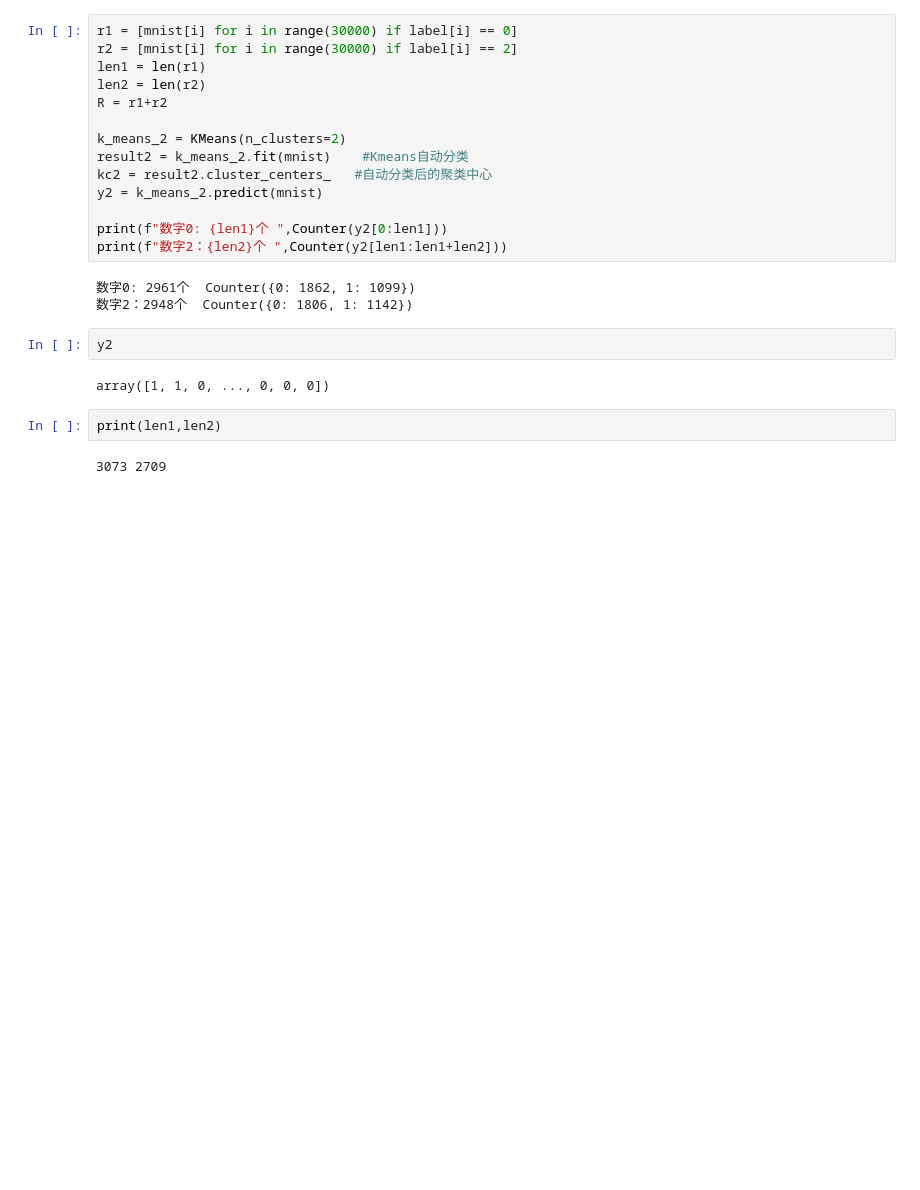
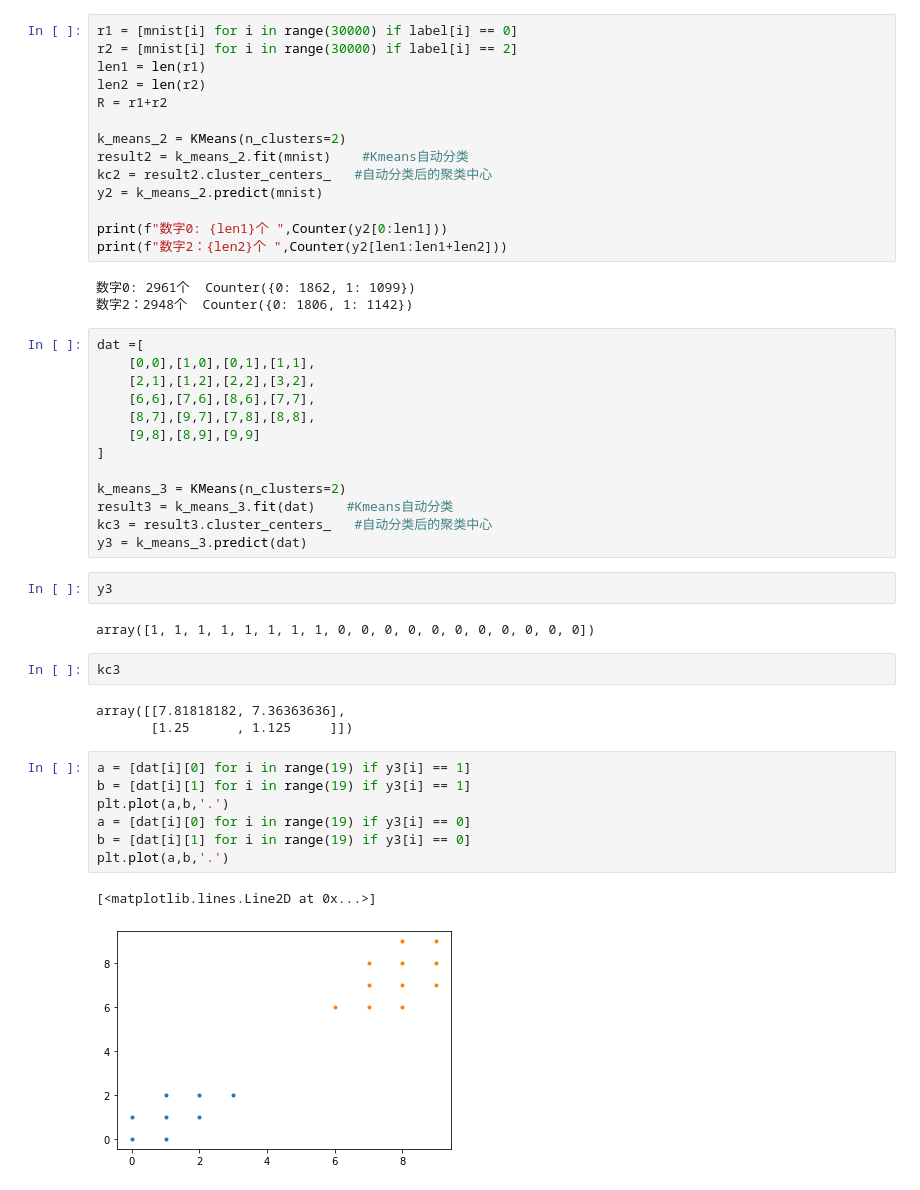
Before and after one commit to RiverShi/CourseCode, a Jupyter notebook: ML/p3/kmeans.ipynb, the cells around one changed output. Drawn from its saved outputs; the diff is of its cells as text; blank space fills up the shorter version.

```diff
--- a/ML/p3/kmeans.ipynb
+++ b/ML/p3/kmeans.ipynb
@@ -141,11 +141,35 @@ print(f"数字2：{len2}个 ",Counter(y2[len1:len1+len2]))
 # %% [output]
 数字0: 2961个  Counter({0: 1862, 1: 1099})
 数字2：2948个  Counter({0: 1806, 1: 1142})
-# %%
-y2
-# %% [output]
-array([1, 1, 0, ..., 0, 0, 0])
-# %%
-print(len1,len2)
-# %% [output]
-3073 2709
+# %%
+dat =[
+    [0,0],[1,0],[0,1],[1,1],
+    [2,1],[1,2],[2,2],[3,2],
+    [6,6],[7,6],[8,6],[7,7],
+    [8,7],[9,7],[7,8],[8,8],
+    [9,8],[8,9],[9,9]
+]
+
+k_means_3 = KMeans(n_clusters=2)
+result3 = k_means_3.fit(dat)    #Kmeans自动分类
+kc3 = result3.cluster_centers_   #自动分类后的聚类中心
+y3 = k_means_3.predict(dat)
+# %%
+y3
+# %% [output]
+array([1, 1, 1, 1, 1, 1, 1, 1, 0, 0, 0, 0, 0, 0, 0, 0, 0, 0, 0])
+# %%
+kc3
+# %% [output]
+array([[7.81818182, 7.36363636],
+       [1.25      , 1.125     ]])
+# %%
+a = [dat[i][0] for i in range(19) if y3[i] == 1]
+b = [dat[i][1] for i in range(19) if y3[i] == 1]
+plt.plot(a,b,'.')
+a = [dat[i][0] for i in range(19) if y3[i] == 0]
+b = [dat[i][1] for i in range(19) if y3[i] == 0]
+plt.plot(a,b,'.')
+# %% [output]
+[<matplotlib.lines.Line2D at 0x...>]
+[figure, added]
```
Also changed, not shown: parts of 1 cell of this notebook, 1 other file.
